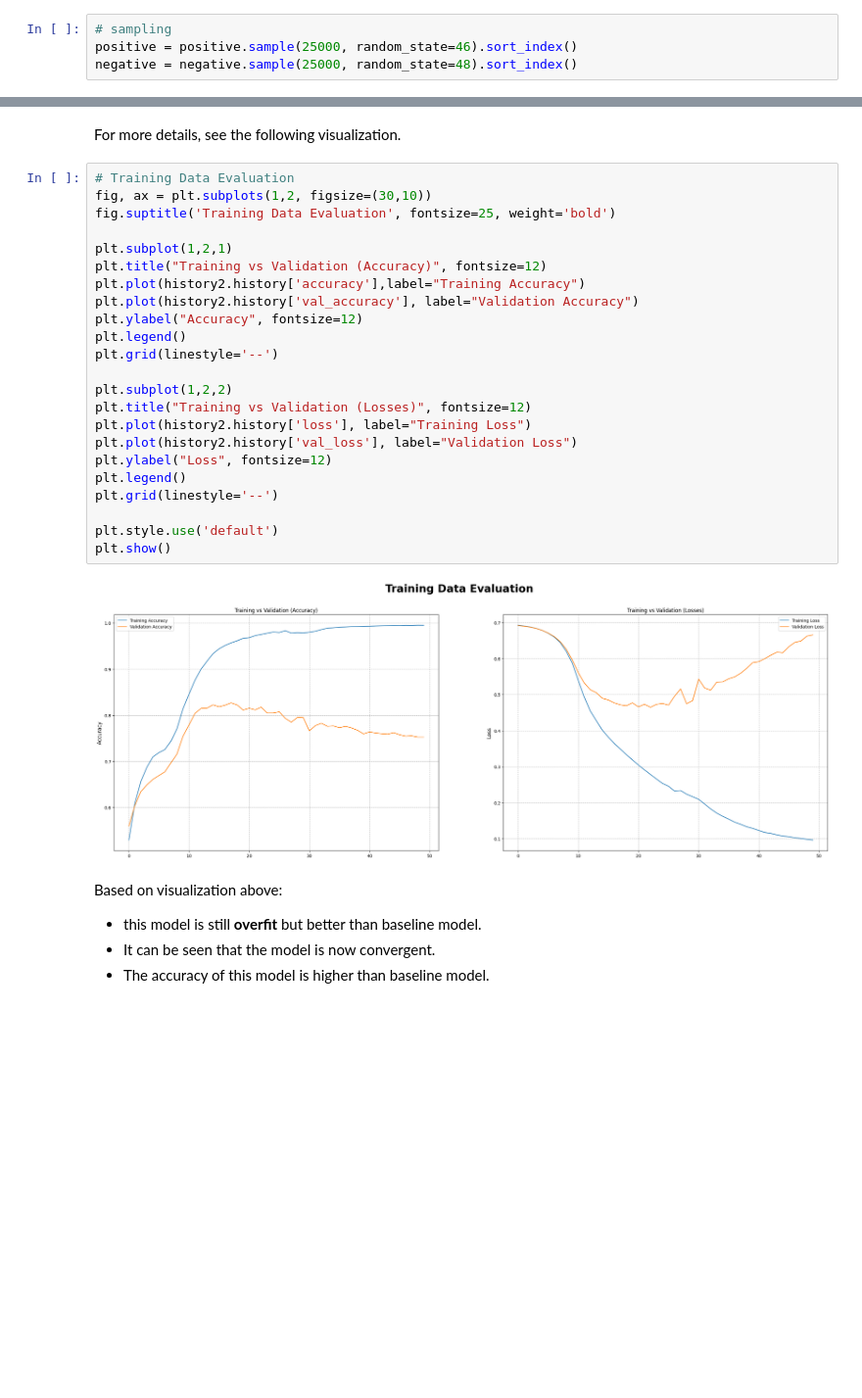
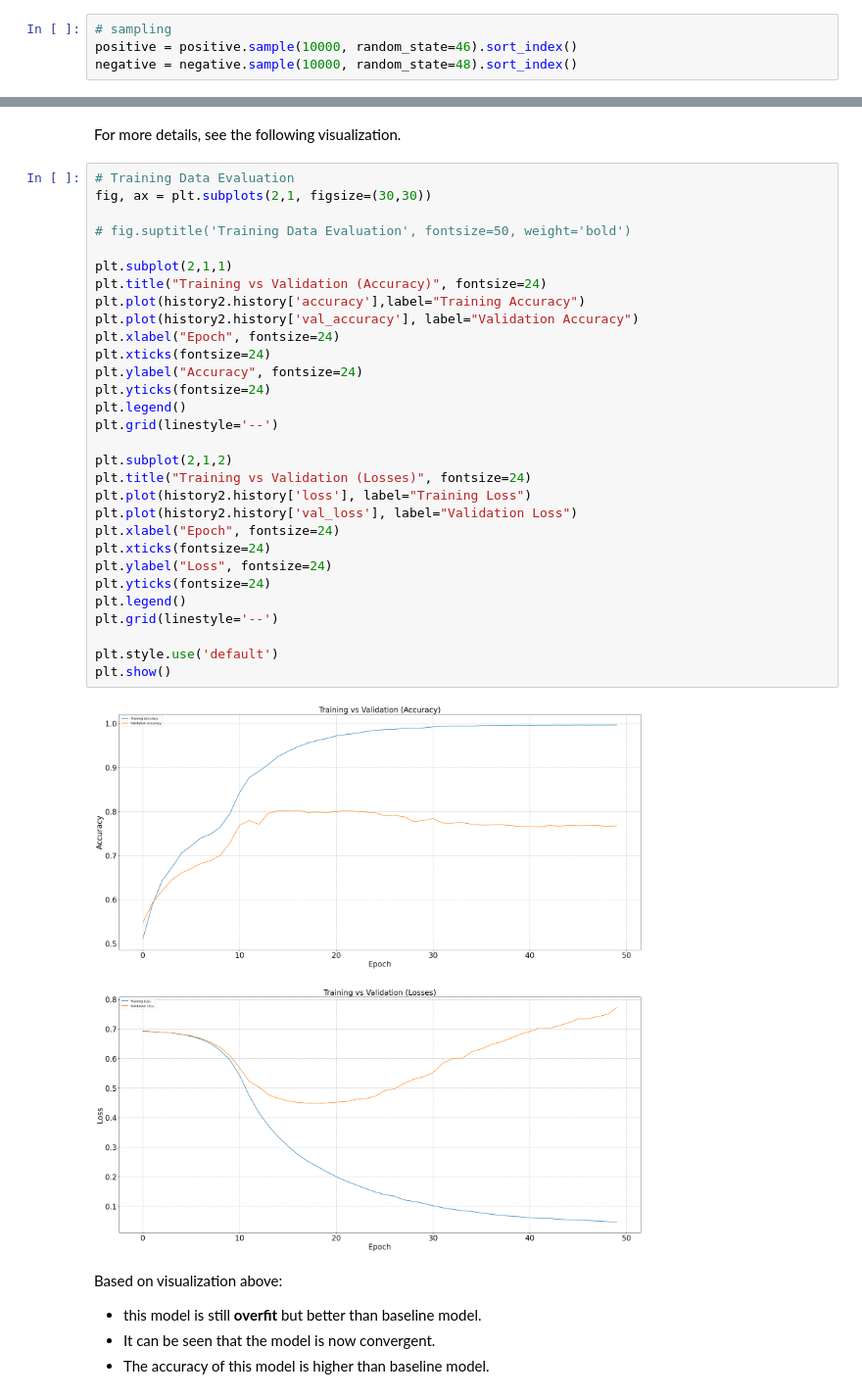
Before and after one commit to ahmadluay9/-Sentiment-Analysis-of-Amazon-Customer-Reviews, a Jupyter notebook: Notebook_Sentiment_Analysis_of_Amazon_Customer_Reviews.ipynb, the cells around one changed output, grey strips where cells are left out. Shown at 98% size. Cells and saved outputs as stored; diff of their text form; blank space fills up the shorter version.

```diff
--- a/Notebook_Sentiment_Analysis_of_Amazon_Customer_Reviews.ipynb
+++ b/Notebook_Sentiment_Analysis_of_Amazon_Customer_Reviews.ipynb
@@ -189,8 +189,8 @@ positive = df[df['class_index']==2]
 negative = df[df['class_index']==1]
 # %%
 # sampling
-positive = positive.sample(25000, random_state=46).sort_index()
-negative = negative.sample(25000, random_state=48).sort_index()
+positive = positive.sample(10000, random_state=46).sort_index()
+negative = negative.sample(10000, random_state=48).sort_index()
 # %%
 # concat the dataframe
 data = [positive,negative]
@@ -1065,29 +1078,36 @@ history2_df.tail(5)
 For more details, see the following visualization.
 # %%
 # Training Data Evaluation
-fig, ax = plt.subplots(1,2, figsize=(30,10))
-fig.suptitle('Training Data Evaluation', fontsize=25, weight='bold')
+fig, ax = plt.subplots(2,1, figsize=(30,30))
 
-plt.subplot(1,2,1)
-plt.title("Training vs Validation (Accuracy)", fontsize=12)
+# fig.suptitle('Training Data Evaluation', fontsize=50, weight='bold')
+
+plt.subplot(2,1,1)
+plt.title("Training vs Validation (Accuracy)", fontsize=24)
 plt.plot(history2.history['accuracy'],label="Training Accuracy")
 plt.plot(history2.history['val_accuracy'], label="Validation Accuracy")
-plt.ylabel("Accuracy", fontsize=12)
+plt.xlabel("Epoch", fontsize=24)
+plt.xticks(fontsize=24)
+plt.ylabel("Accuracy", fontsize=24)
+plt.yticks(fontsize=24)
 plt.legend()
 plt.grid(linestyle='--')
 
-plt.subplot(1,2,2)
-plt.title("Training vs Validation (Losses)", fontsize=12)
+plt.subplot(2,1,2)
+plt.title("Training vs Validation (Losses)", fontsize=24)
 plt.plot(history2.history['loss'], label="Training Loss")
 plt.plot(history2.history['val_loss'], label="Validation Loss")
-plt.ylabel("Loss", fontsize=12)
+plt.xlabel("Epoch", fontsize=24)
+plt.xticks(fontsize=24)
+plt.ylabel("Loss", fontsize=24)
+plt.yticks(fontsize=24)
 plt.legend()
 plt.grid(linestyle='--')
 
 plt.style.use('default')
 plt.show()
 # %% [output]
-[figure, old version]
+[figure, new version]
 # %% [markdown]
 Based on visualization above:
 - this model is still **overfit** but better than baseline model.
```
Also changed, not shown: parts of 61 cells of this notebook, 1 other file.
